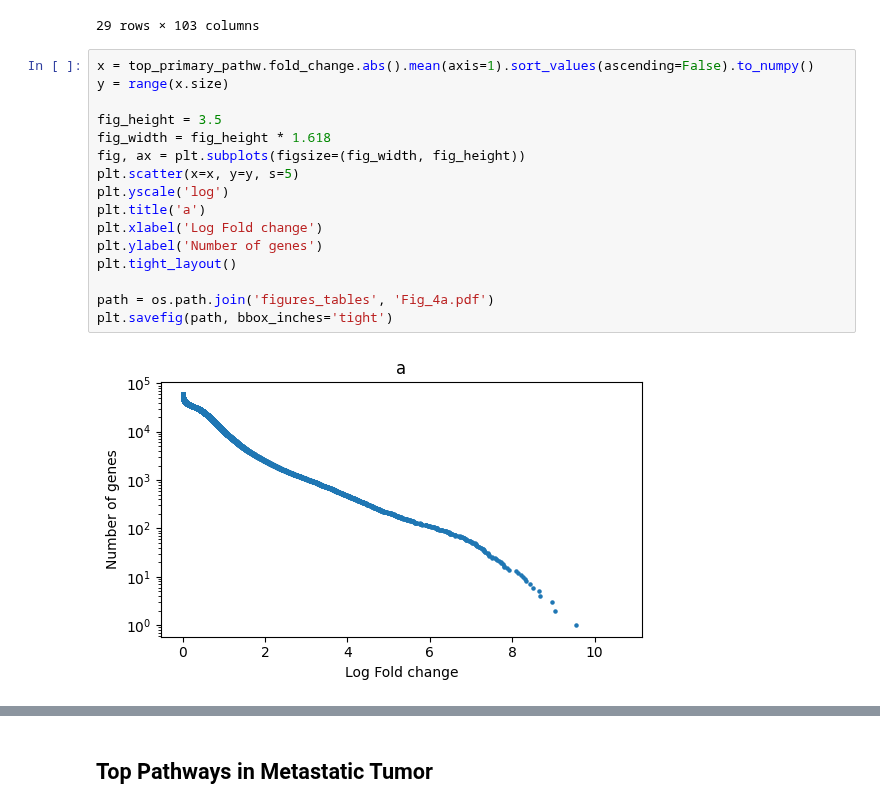
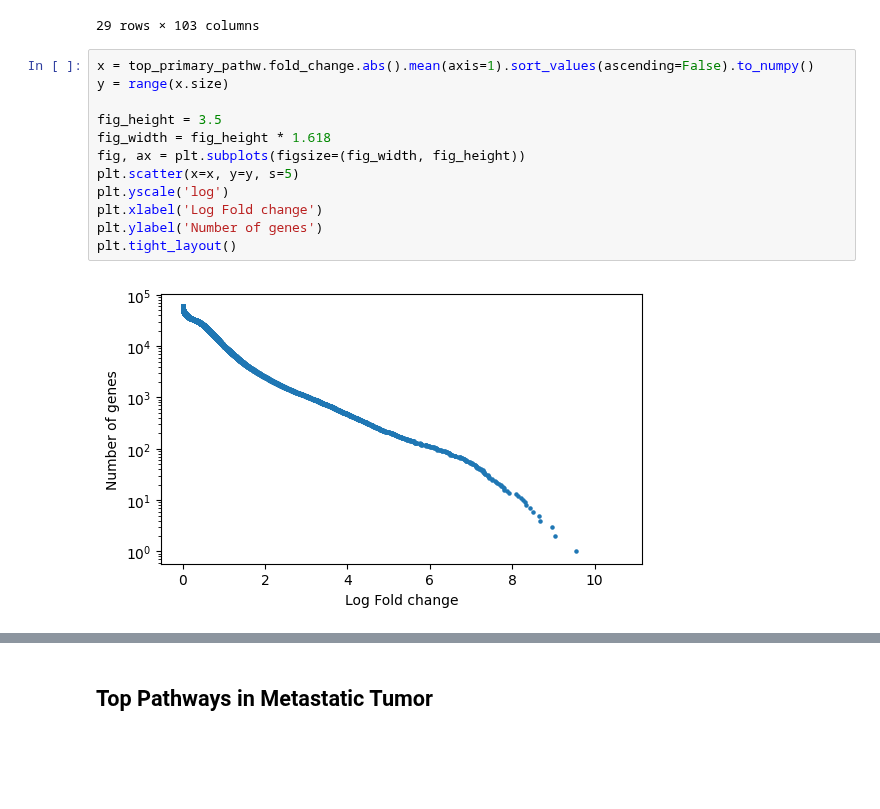
Before and after one commit to SamSaladino/FC-of-Genetic-pathways, a Jupyter notebook: Melanoma_expr_pathways.ipynb, the cells around one changed output, grey strips where cells are left out. Drawn from its saved outputs; the diff is of its cells as text; blank space fills up the shorter version.

```diff
--- a/Melanoma_expr_pathways.ipynb
+++ b/Melanoma_expr_pathways.ipynb
@@ -101,21 +101,17 @@ top_primary_matrix
 # %%
 x = top_primary_pathw.fold_change.abs().mean(axis=1).sort_values(ascending=False).to_numpy()
 y = range(x.size)
 
 fig_height = 3.5
 fig_width = fig_height * 1.618
 fig, ax = plt.subplots(figsize=(fig_width, fig_height))
 plt.scatter(x=x, y=y, s=5)
 plt.yscale('log')
-plt.title('a')
 plt.xlabel('Log Fold change')
 plt.ylabel('Number of genes')
 plt.tight_layout()
-
-path = os.path.join('figures_tables', 'Fig_4a.pdf')
-plt.savefig(path, bbox_inches='tight')
 # %% [output]
-[figure, old version]
+[figure, new version]
 # %%
 y = top_primary_pathw.pathway_data.mean(axis=1).to_numpy()
 x = [f'P{i}' for i in range(1, 30)]
```
Also changed, not shown: parts of 19 cells of this notebook, 20 other files.
